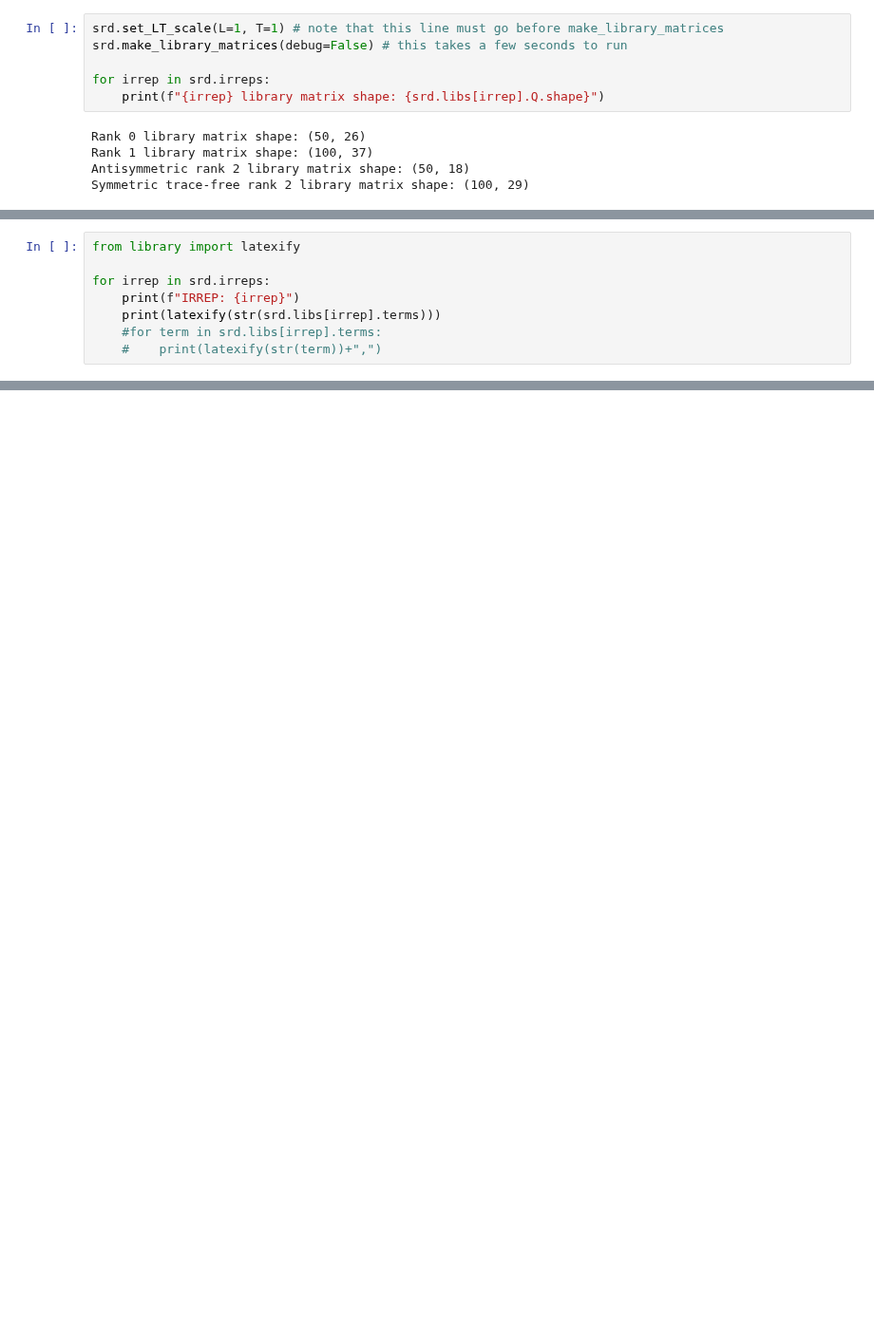
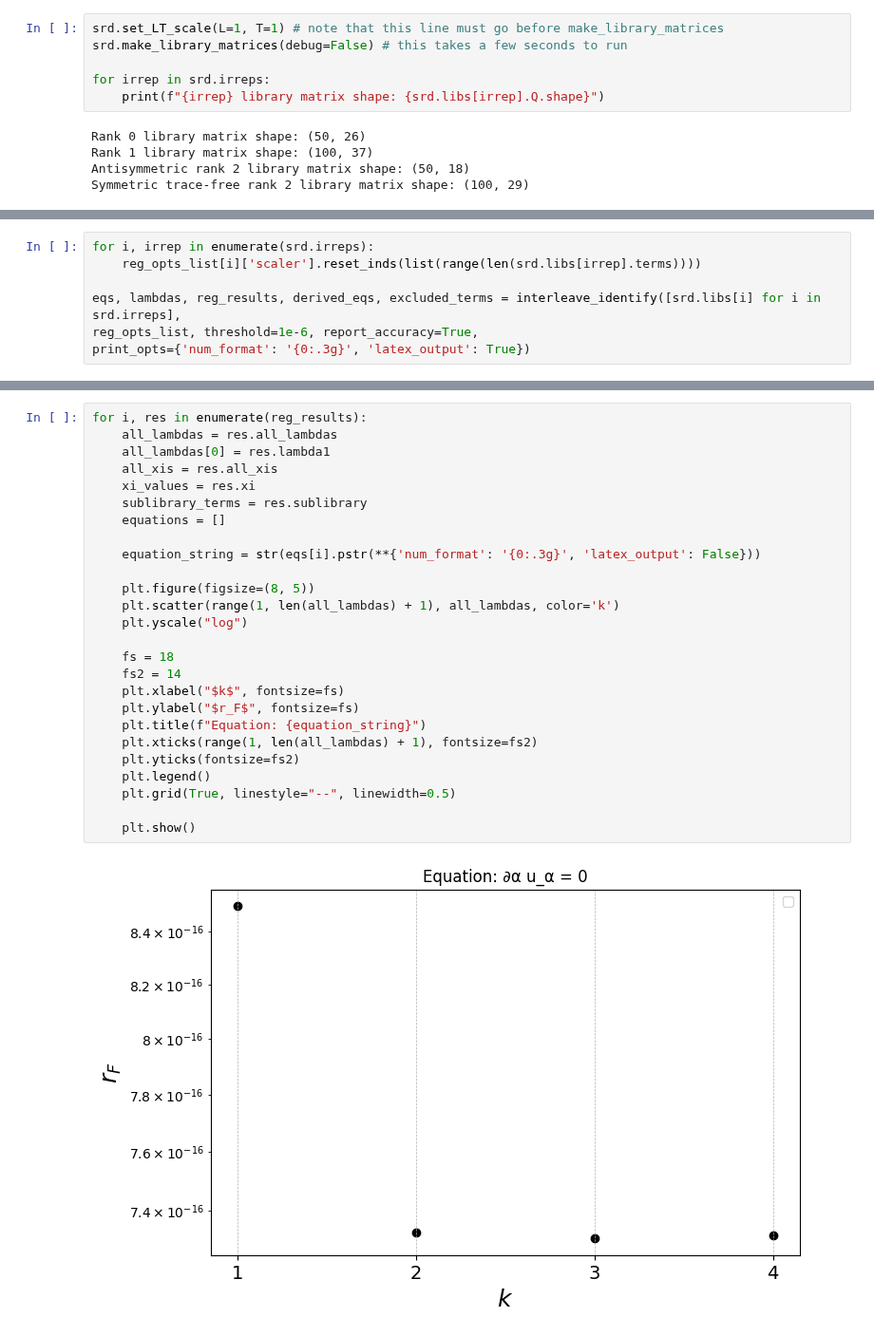
Before and after one commit to sibirica/PySPIDER, a Jupyter notebook: tutorials/01_Continuous.ipynb, the cells around one changed output, grey strips where cells are left out. Shown at 95% size. Cells and saved outputs as stored; diff of their text form; blank space fills up the shorter version.

```diff
--- a/tutorials/01_Continuous.ipynb
+++ b/tutorials/01_Continuous.ipynb
@@ -232,8 +255,0 @@ print([reg_result.sublibrary for reg_result in reg_results])
-# %%
-from library import latexify
-
-for irrep in srd.irreps:
-    print(f"IRREP: {irrep}")
-    print(latexify(str(srd.libs[irrep].terms)))
-    #for term in srd.libs[irrep].terms:
-    #    print(latexify(str(term))+",")
@@ -241,0 +263,7 @@ ModuleNotFoundError: No module named 'library'
+# %%
+for i, irrep in enumerate(srd.irreps):
+    reg_opts_list[i]['scaler'].reset_inds(list(range(len(srd.libs[irrep].terms))))
+
+eqs, lambdas, reg_results, derived_eqs, excluded_terms = interleave_identify([srd.libs[i] for i in srd.irreps],
+reg_opts_list, threshold=1e-6, report_accuracy=True,
+print_opts={'num_format': '{0:.3g}', 'latex_output': True})
@@ -241,0 +372,28 @@ ModuleNotFoundError: No module named 'library'
+# %%
+for i, res in enumerate(reg_results):
+    all_lambdas = res.all_lambdas
+    all_lambdas[0] = res.lambda1
+    all_xis = res.all_xis
+    xi_values = res.xi
+    sublibrary_terms = res.sublibrary
+    equations = []
+
+    equation_string = str(eqs[i].pstr(**{'num_format': '{0:.3g}', 'latex_output': False}))
+
+    plt.figure(figsize=(8, 5))
+    plt.scatter(range(1, len(all_lambdas) + 1), all_lambdas, color='k')
+    plt.yscale("log")
+
+    fs = 18
+    fs2 = 14
+    plt.xlabel("$k$", fontsize=fs)
+    plt.ylabel("$r_F$", fontsize=fs)
+    plt.title(f"Equation: {equation_string}")
+    plt.xticks(range(1, len(all_lambdas) + 1), fontsize=fs2)
+    plt.yticks(fontsize=fs2)
+    plt.legend()
+    plt.grid(True, linestyle="--", linewidth=0.5)
+
+    plt.show()
+# %% [output]
+[figure, added]
```
Also changed, not shown: parts of 21 cells of this notebook, 6 other files.
